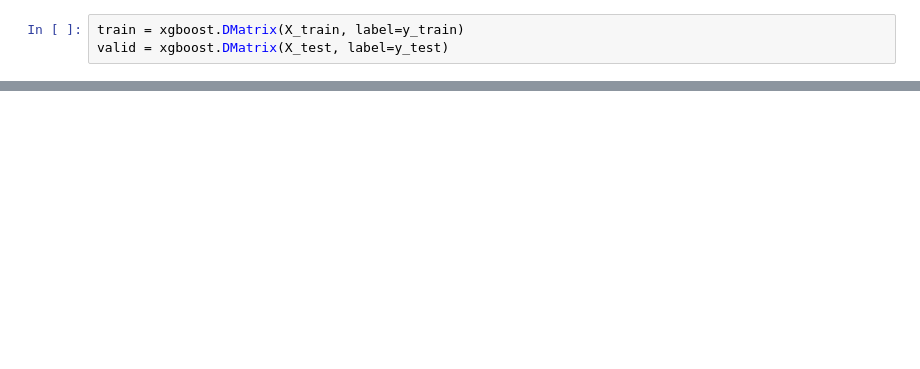
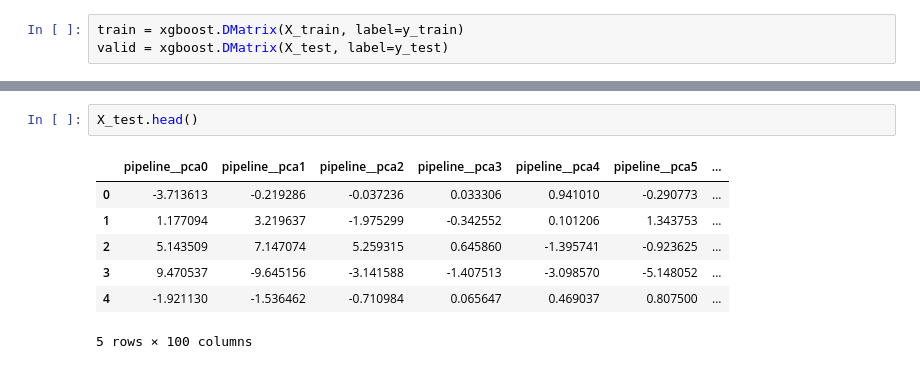
Before and after one commit to Ran-Dhir-Singh/Telecom_Churn, a Jupyter notebook: Model_training1.ipynb, the cells around one changed output, grey strips where cells are left out. Cells and saved outputs as stored; diff of their text form; blank space fills up the shorter version.

```diff
--- a/Model_training1.ipynb
+++ b/Model_training1.ipynb
@@ -255,0 +375,10 @@ ValueError: Classification metrics can't handle a mix of binary and continuous t
+# %%
+X_test.head()
+# %% [output]
+|  | pipeline__pca0 | pipeline__pca1 | pipeline__pca2 | pipeline__pca3 | pipeline__pca4 | pipeline__pca5 | ... |
+| 0 | -3.713613 | -0.219286 | -0.037236 | 0.033306 | 0.941010 | -0.290773 | ... |
+| 1 | 1.177094 | 3.219637 | -1.975299 | -0.342552 | 0.101206 | 1.343753 | ... |
+| 2 | 5.143509 | 7.147074 | 5.259315 | 0.645860 | -1.395741 | -0.923625 | ... |
+| 3 | 9.470537 | -9.645156 | -3.141588 | -1.407513 | -3.098570 | -5.148052 | ... |
+| 4 | -1.921130 | -1.536462 | -0.710984 | 0.065647 | 0.469037 | 0.807500 | ... |
+5 rows × 100 columns
```
Also changed, not shown: parts of 19 cells of this notebook, 2 other files.
